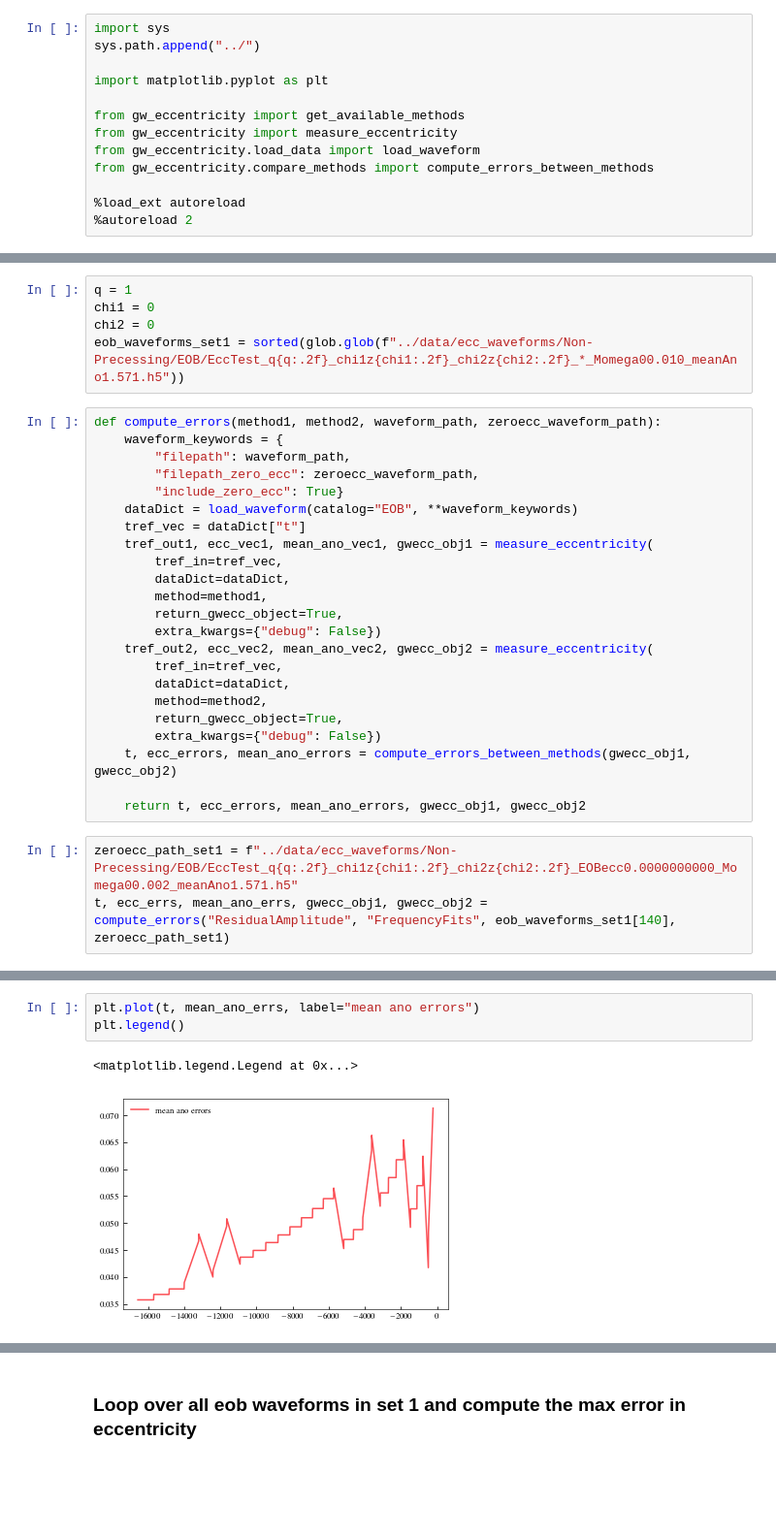
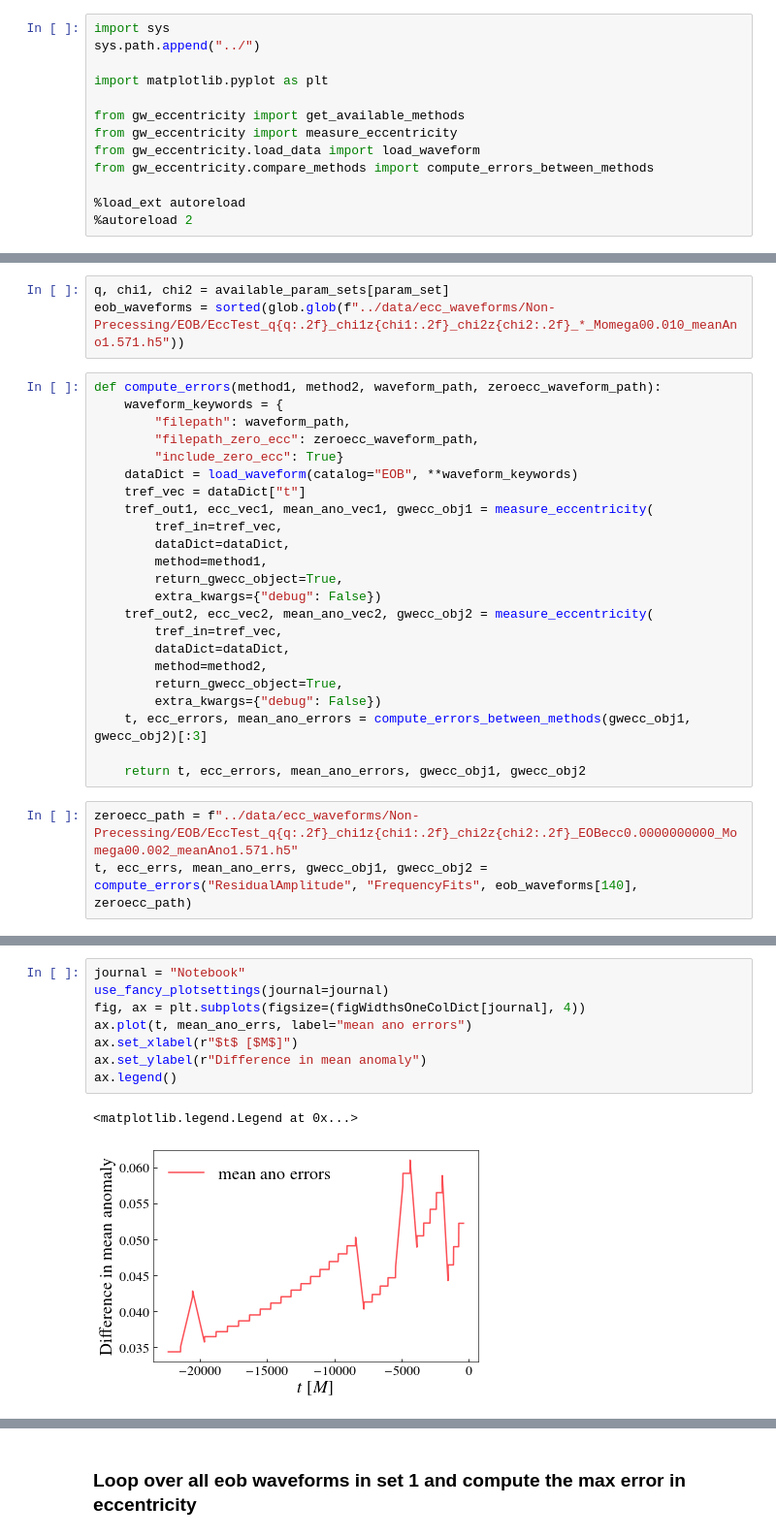
Before and after one commit to vijayvarma392/gw_eccentricity, a Jupyter notebook: notebook/compare_methods.ipynb, the cells around one changed output, grey strips where cells are left out. Shown: that part at 97% size. Drawn from its saved outputs; the diff is of its cells as text; blank space fills up the shorter version.

Commit message:
return ecc and mean at common tref out

```diff
--- a/notebook/compare_methods.ipynb
+++ b/notebook/compare_methods.ipynb
@@ -19,8 +31,6 @@ import matplotlib.pyplot as plt
 # %%
-q = 1
-chi1 = 0
-chi2 = 0
-eob_waveforms_set1 = sorted(glob.glob(f"../data/ecc_waveforms/Non-Precessing/EOB/EccTest_q{q:.2f}_chi1z{chi1:.2f}_chi2z{chi2:.2f}_*_Momega00.010_meanAno1.571.h5"))
+q, chi1, chi2 = available_param_sets[param_set]
+eob_waveforms = sorted(glob.glob(f"../data/ecc_waveforms/Non-Precessing/EOB/EccTest_q{q:.2f}_chi1z{chi1:.2f}_chi2z{chi2:.2f}_*_Momega00.010_meanAno1.571.h5"))
 # %%
 def compute_errors(method1, method2, waveform_path, zeroecc_waveform_path):
     waveform_keywords = {
@@ -41,10 +51,10 @@ def compute_errors(method1, method2, waveform_path, zeroecc_waveform_path):
         method=method2,
         return_gwecc_object=True,
         extra_kwargs={"debug": False})
-    t, ecc_errors, mean_ano_errors = compute_errors_between_methods(gwecc_obj1, gwecc_obj2)
+    t, ecc_errors, mean_ano_errors = compute_errors_between_methods(gwecc_obj1, gwecc_obj2)[:3]
 
     return t, ecc_errors, mean_ano_errors, gwecc_obj1, gwecc_obj2
 # %%
-zeroecc_path_set1 = f"../data/ecc_waveforms/Non-Precessing/EOB/EccTest_q{q:.2f}_chi1z{chi1:.2f}_chi2z{chi2:.2f}_EOBecc0.0000000000_Momega00.002_meanAno1.571.h5"
-t, ecc_errs, mean_ano_errs, gwecc_obj1, gwecc_obj2 = compute_errors("ResidualAmplitude", "FrequencyFits", eob_waveforms_set1[140], zeroecc_path_set1)
+zeroecc_path = f"../data/ecc_waveforms/Non-Precessing/EOB/EccTest_q{q:.2f}_chi1z{chi1:.2f}_chi2z{chi2:.2f}_EOBecc0.0000000000_Momega00.002_meanAno1.571.h5"
+t, ecc_errs, mean_ano_errs, gwecc_obj1, gwecc_obj2 = compute_errors("ResidualAmplitude", "FrequencyFits", eob_waveforms[140], zeroecc_path)
 # %%
@@ -56,7 +71,12 @@ plt.legend()
 # %%
-plt.plot(t, mean_ano_errs, label="mean ano errors")
-plt.legend()
+journal = "Notebook"
+use_fancy_plotsettings(journal=journal)
+fig, ax = plt.subplots(figsize=(figWidthsOneColDict[journal], 4))
+ax.plot(t, mean_ano_errs, label="mean ano errors")
+ax.set_xlabel(r"$t$ [$M$]")
+ax.set_ylabel(r"Difference in mean anomaly")
+ax.legend()
 # %% [output]
 <matplotlib.legend.Legend at 0x...>
-[figure, old version]
+[figure, new version]
 # %%
```
Also changed, not shown: parts of 8 cells of this notebook, 1 other file.
